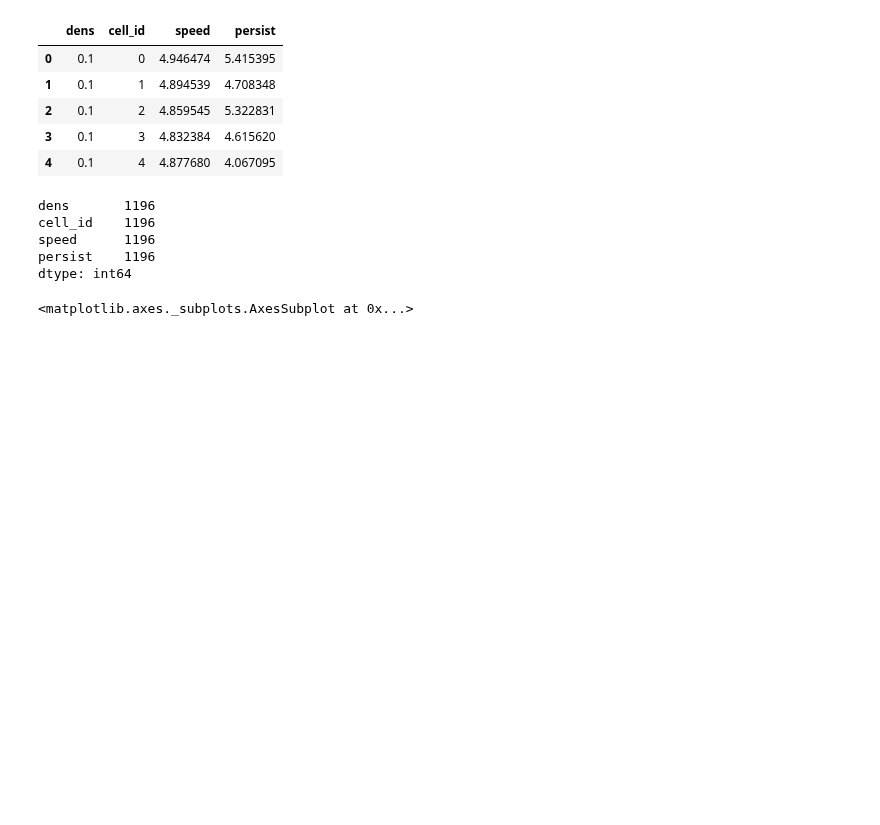
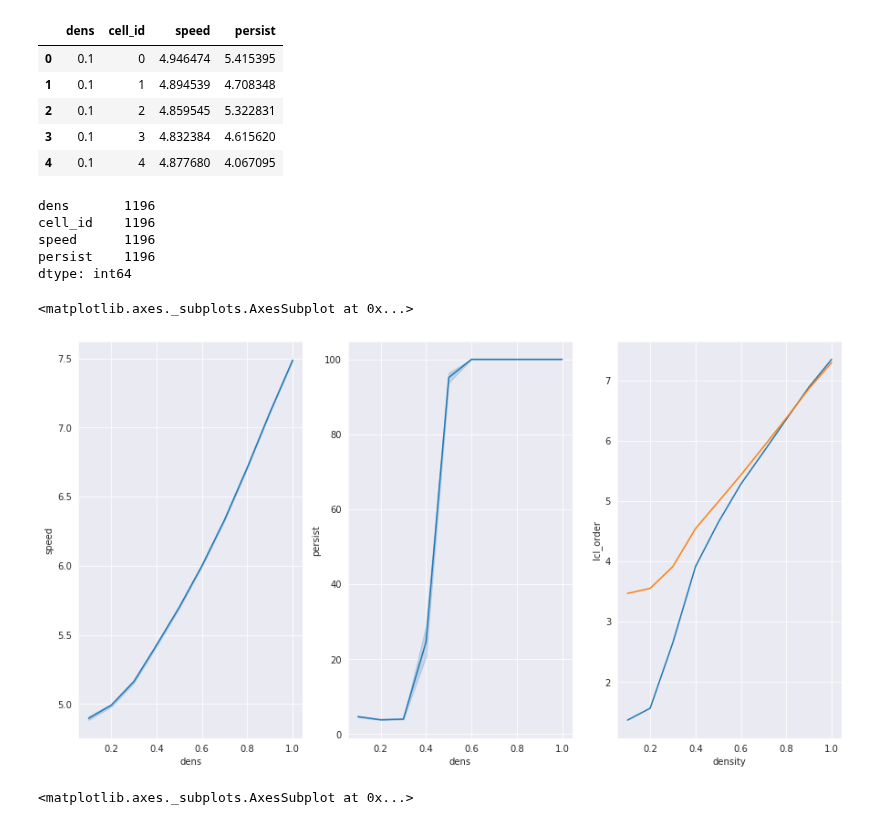
Before and after one commit to lstuurman/FRC_Thesis, a Jupyter notebook: CPM_code/Increasing_density_plots_PRFDR.ipynb, the cells around one changed output. Saved outputs shown, nothing was run; the diff lists cells and outputs as text; code cells hidden in the pictures; blank space fills up the shorter version.

```diff
--- a/CPM_code/Increasing_density_plots_PRFDR.ipynb
+++ b/CPM_code/Increasing_density_plots_PRFDR.ipynb
@@ -10,6 +10,10 @@ sns.set_style('darkgrid')
 # %%
 df_glob = pd.read_csv('ANLSYS2/density/DENS_PRFDR_global.csv',index_col = 0)
 df_ind = pd.read_csv('ANLSYS2/density/DENS_PRFDR_ind.csv',index_col = 0)
+
+df_glob['global_order']= df_glob.sum_order / (df_glob.density * 217)
+df_glob['local_order'] = df_glob.lcl_order/ (df_glob.density * 217)
+
 df_ind.head()
 # %% [output]
 |  | dens | cell_id | speed | persist |
@@ -26,6 +30,15 @@ cell_id    1196
 speed      1196
 persist    1196
 dtype: int64
+# %%
+f, (ax1, ax2,ax3) = plt.subplots(1,3,figsize = (15,8))
+sns.lineplot(x = 'dens',y = 'speed',data = df_ind,ax = ax1)
+sns.lineplot(x = 'dens',y = 'persist',data = df_ind,ax = ax2)
+sns.lineplot(x = 'density',y = 'global_order',data = df_glob,ax = ax3)
+sns.lineplot(x = 'density',y = 'lcl_order',data = df_glob,ax = ax3,legend = 'brief')
+# %% [output]
+<matplotlib.axes._subplots.AxesSubplot at 0x...>
+[figure, added]
 # %%
 f, (ax1, ax2) = plt.subplots(1,2,figsize = (15,8))
 sns.lineplot(x = 'dens',y = 'speed',data = df_ind,ax = ax1)
```
Also changed, not shown: 4 other files.
